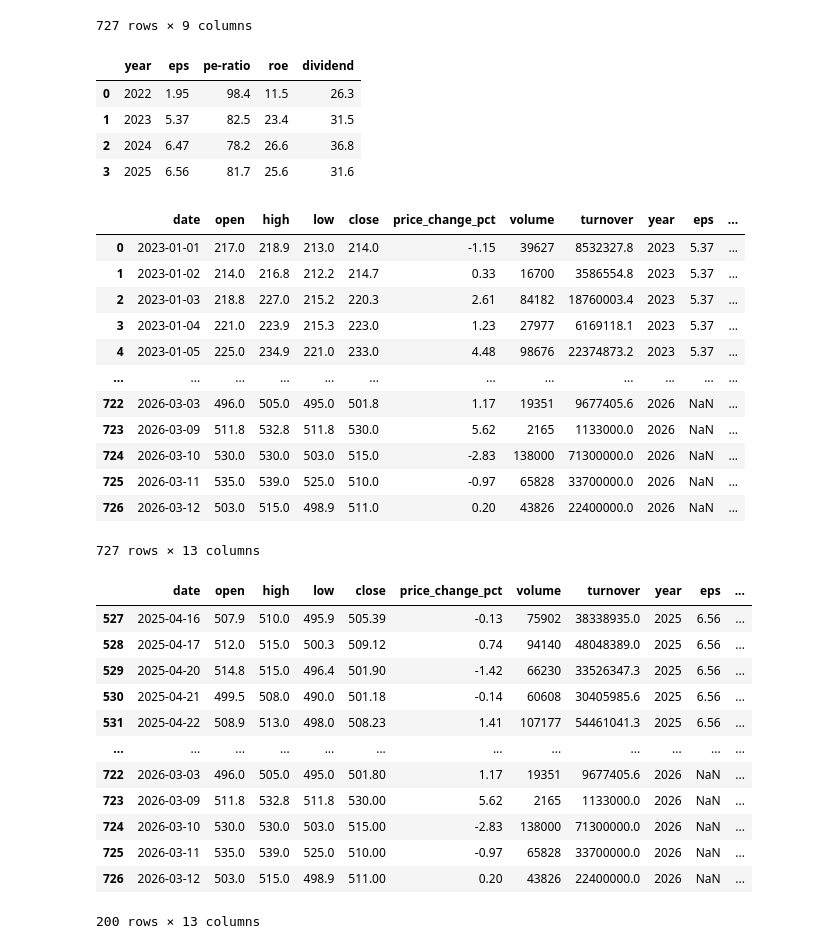
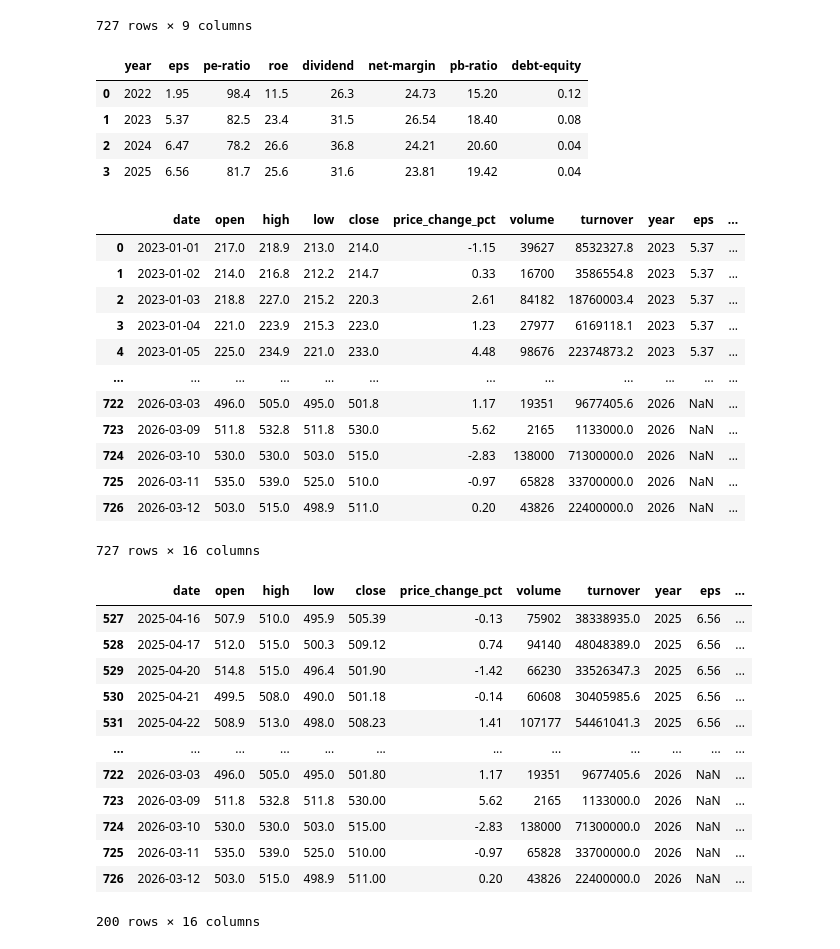
Before and after one commit to sunil0x/nepse_dataanalysis, a Jupyter notebook: notebooks/Data Preprocessing and Feature engineering/shl.ipynb, the cells around one changed output. Cells and saved outputs as stored; diff of their text form; code cells hidden in the pictures.

```diff
--- a/notebooks/Data Preprocessing and Feature engineering/shl.ipynb
+++ b/notebooks/Data Preprocessing and Feature engineering/shl.ipynb
@@ -107,20 +107,23 @@ df
 # %%
 #adding some fundamental signals
 fundamental_data = {
     'year':[2022,2023,2024,2025],
     'eps':[1.95,5.37,6.47,6.56],
     'pe-ratio':[98.4,82.5,78.2,81.7],
     'roe':[11.5,23.4,26.6,25.6],
-    'dividend':[26.3,31.5,36.8,31.6]
+    'dividend':[26.3,31.5,36.8,31.6],
+    'net-margin': [24.73, 26.54, 24.21, 23.81],
+    'pb-ratio': [15.20, 18.40, 20.60, 19.42],
+    'debt-equity': [0.12, 0.08, 0.04, 0.04]
 }
 df_fundamental = pd.DataFrame(fundamental_data)
 df_fundamental
 # %% [output]
-|  | year | eps | pe-ratio | roe | dividend |
-| 0 | 2022 | 1.95 | 98.4 | 11.5 | 26.3 |
-| 1 | 2023 | 5.37 | 82.5 | 23.4 | 31.5 |
-| 2 | 2024 | 6.47 | 78.2 | 26.6 | 36.8 |
-| 3 | 2025 | 6.56 | 81.7 | 25.6 | 31.6 |
+|  | year | eps | pe-ratio | roe | dividend | net-margin | pb-ratio | debt-equity |
+| 0 | 2022 | 1.95 | 98.4 | 11.5 | 26.3 | 24.73 | 15.20 | 0.12 |
+| 1 | 2023 | 5.37 | 82.5 | 23.4 | 31.5 | 26.54 | 18.40 | 0.08 |
+| 2 | 2024 | 6.47 | 78.2 | 26.6 | 36.8 | 24.21 | 20.60 | 0.04 |
+| 3 | 2025 | 6.56 | 81.7 | 25.6 | 31.6 | 23.81 | 19.42 | 0.04 |
 # %%
 df = pd.merge(df, df_fundamental, on='year',how= 'left')
 df
@@ -137,7 +140,7 @@ df
 | 724 | 2026-03-10 | 530.0 | 530.0 | 503.0 | 515.0 | -2.83 | 138000 | 71300000.0 | 2026 | NaN | ... |
 | 725 | 2026-03-11 | 535.0 | 539.0 | 525.0 | 510.0 | -0.97 | 65828 | 33700000.0 | 2026 | NaN | ... |
 | 726 | 2026-03-12 | 503.0 | 515.0 | 498.9 | 511.0 | 0.20 | 43826 | 22400000.0 | 2026 | NaN | ... |
-727 rows × 13 columns
+727 rows × 16 columns
 # %%
 df.tail(200)
 # %% [output]
@@ -153,7 +156,7 @@ df.tail(200)
 | 724 | 2026-03-10 | 530.0 | 530.0 | 503.0 | 515.00 | -2.83 | 138000 | 71300000.0 | 2026 | NaN | ... |
 | 725 | 2026-03-11 | 535.0 | 539.0 | 525.0 | 510.00 | -0.97 | 65828 | 33700000.0 | 2026 | NaN | ... |
 | 726 | 2026-03-12 | 503.0 | 515.0 | 498.9 | 511.00 | 0.20 | 43826 | 22400000.0 | 2026 | NaN | ... |
-200 rows × 13 columns
+200 rows × 16 columns
 # %%
 df
 # %% [output]
```
Also changed, not shown: parts of 1 cell of this notebook, 21 other files.
